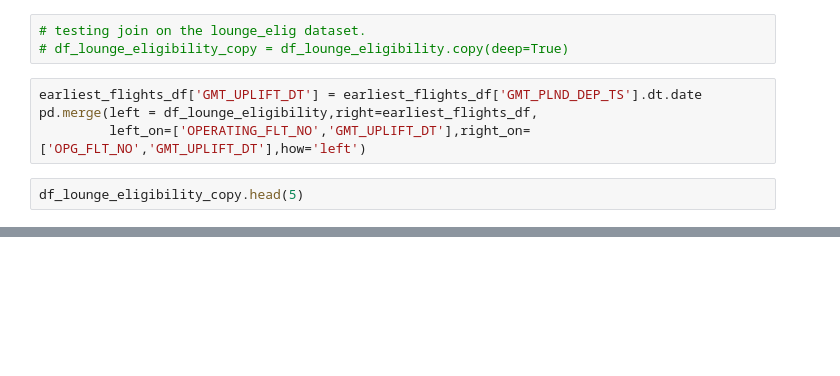
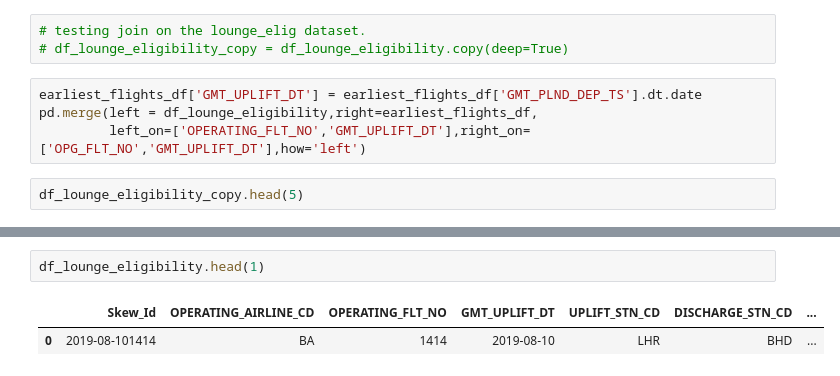
Before and after one commit to IanMaHKG-BA/Hackathon_Team_1, a Jupyter notebook: Scragg_Data_Discovery.ipynb, the cells around one changed output, grey strips where cells are left out. Drawn from its saved outputs; the diff is of its cells as text; blank space fills up the shorter version.

```diff
--- a/Scragg_Data_Discovery.ipynb
+++ b/Scragg_Data_Discovery.ipynb
@@ -238,0 +254,5 @@ df_lounge_eligibility_copy.head(5)
+# %%
+df_lounge_eligibility.head(1)
+# %% [output]
+|  | Skew_Id | OPERATING_AIRLINE_CD | OPERATING_FLT_NO | GMT_UPLIFT_DT | UPLIFT_STN_CD | DISCHARGE_STN_CD | ... |
+| 0 | 2019-08-101414 | BA | 1414 | 2019-08-10 | LHR | BHD | ... |
```
Also changed, not shown: parts of 3 cells of this notebook, 1 other file.
